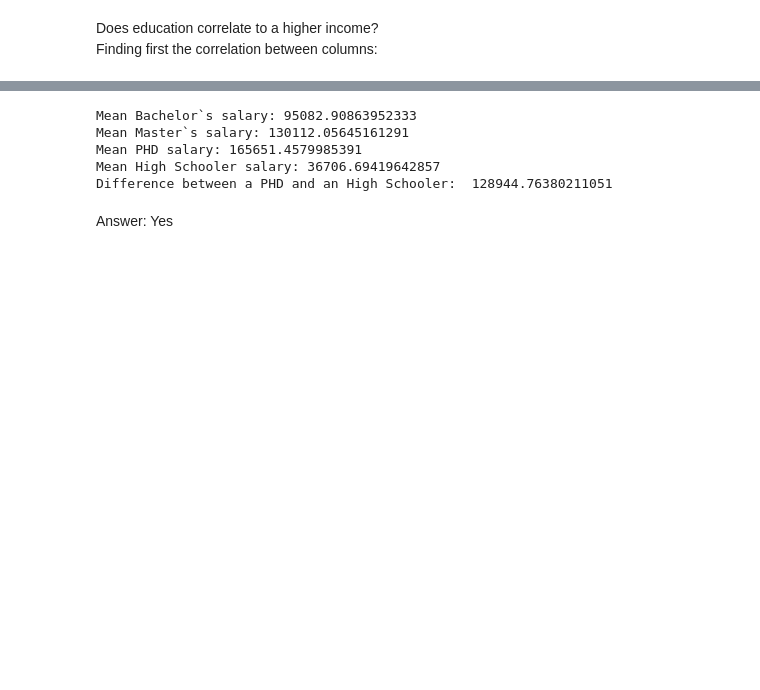
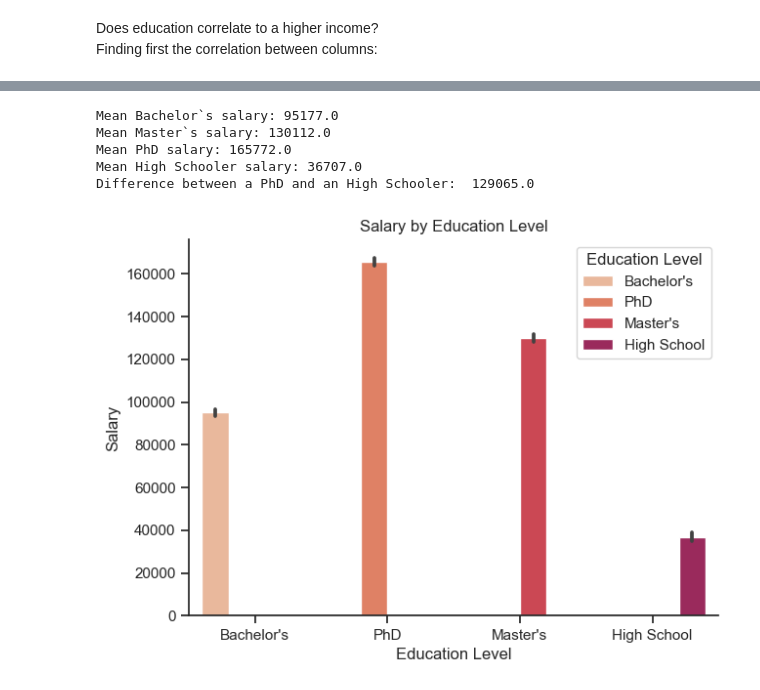
Before and after one commit to eLFaby/Data-Science-Stuff, a Jupyter notebook: Models/Random Forest.ipynb, the cells around one changed output, grey strips where cells are left out. Saved outputs shown, nothing was run; the diff lists cells and outputs as text; code cells hidden in the pictures; blank space fills up the shorter version.

```diff
--- a/Models/Random Forest.ipynb
+++ b/Models/Random Forest.ipynb
@@ -141,22 +143,54 @@ plt.show()
 # %%
 # inverse transforming the Education Level Column first
 df_s['Education Level']=le_education.inverse_transform(df_s['Education Level'])
-#edu_inc=df_s[['Education Level','Salary']]
+
+# it seems like the 'worst' 4 jobs have a wrong salary value
+# Eliminating those rows:
+df_s = df_s[df_s['Salary'] >= 1000]
+
+# Selecting education level and salary and creating a separate df for each
 bachelor=df_s[df_s['Education Level']=="Bachelor's"][['Education Level', 'Salary']]
 phd=df_s[df_s['Education Level']=="PhD"][['Education Level', 'Salary']]
 master=df_s[df_s['Education Level']=="Master's"][['Education Level', 'Salary']]
 highschool=df_s[df_s['Education Level']=="High School"][['Education Level', 'Salary']]
-print('Mean Bachelor`s salary:',bachelor.Salary.mean())
-print('Mean Master`s salary:',master.Salary.mean())
-print('Mean PHD salary:',phd.Salary.mean())
-print('Mean High Schooler salary:',highschool.Salary.mean())
 
-print('Difference between a PHD and an High Schooler: ',phd.Salary.mean()-highschool.Salary.mean())
+# Average salaries for each education level
+bachelor_mean_salary = bachelor['Salary'].mean().round()
+phd_mean_salary = phd['Salary'].mean().round()
+master_mean_salary = master['Salary'].mean().round()
+highschool_mean_salary = highschool['Salary'].mean().round()
+
+# Printing out results.
+print('Mean Bachelor`s salary:',bachelor_mean_salary )
+print('Mean Master`s salary:',master_mean_salary)
+print('Mean PhD salary:',phd_mean_salary)
+print('Mean High Schooler salary:',highschool_mean_salary)
+print('Difference between a PhD and an High Schooler: ',phd_mean_salary-highschool_mean_salary)
 # %% [output]
-Mean Bachelor`s salary: 95082.90863952333
-Mean Master`s salary: 130112.05645161291
-Mean PHD salary: 165651.4579985391
-Mean High Schooler salary: 36706.69419642857
-Difference between a PHD and an High Schooler:  128944.76380211051
+Mean Bachelor`s salary: 95177.0
+Mean Master`s salary: 130112.0
+Mean PhD salary: 165772.0
+Mean High Schooler salary: 36707.0
+Difference between a PhD and an High Schooler:  129065.0
-# %% [markdown]
-Answer: Yes
+# %%
+# Combine the salary data for all education levels
+data = pd.concat([bachelor, phd, master, highschool])
+labels = ["Bachelor's", "PhD", "Master's", "High School"]
+
+# Create the scatter plot
+palette = sns.color_palette("rocket_r")
+sns.set_theme(style='ticks')
+f, ax = plt.subplots(figsize=(7, 5))
+sns.despine(f)
+sns.barplot(data=data, x='Education Level', y='Salary', hue='Education Level',
+                palette=palette,
+               )
+
+# Customize the plot
+ax.set_xlabel('Education Level')
+ax.set_ylabel('Salary')
+ax.set_title('Salary by Education Level')
+
+plt.show()
+# %% [output]
+[figure, added]
```
Also changed, not shown: parts of 7 cells of this notebook.
